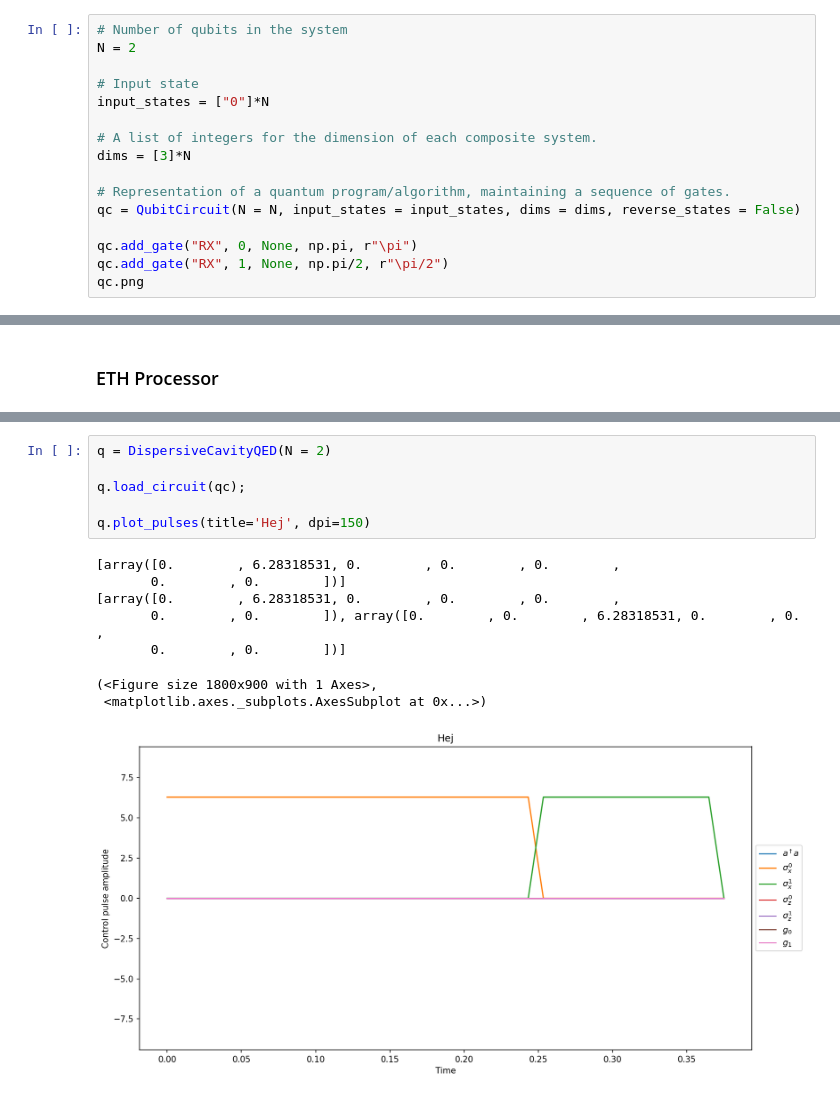
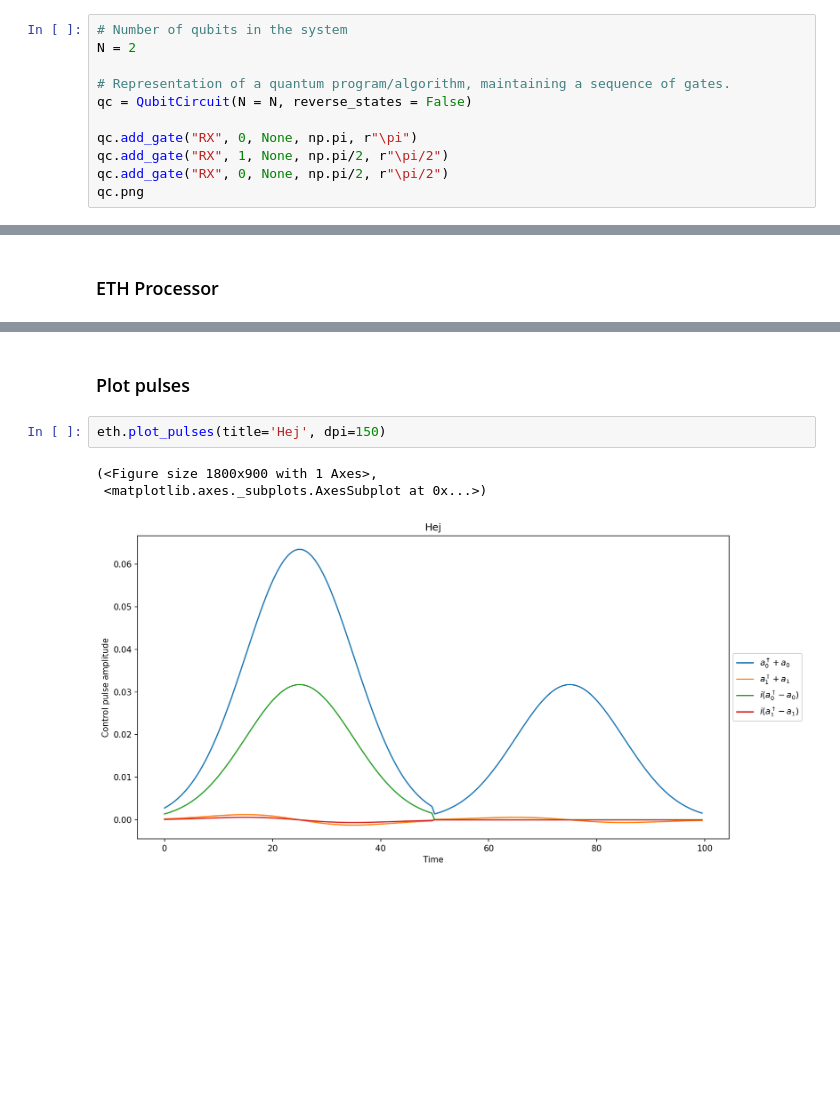
Before and after one commit to ingstra/ETH, a Jupyter notebook: Testing.ipynb, the cells around one changed output, grey strips where cells are left out. Saved outputs shown, nothing was run; the diff lists cells and outputs as text; blank space fills up the shorter version.

```diff
--- a/Testing.ipynb
+++ b/Testing.ipynb
@@ -67,16 +84,11 @@ shape self.coeff_list (2, 297)
 # Number of qubits in the system
 N = 2
 
-# Input state
-input_states = ["0"]*N
-
-# A list of integers for the dimension of each composite system.
-dims = [3]*N
-
 # Representation of a quantum program/algorithm, maintaining a sequence of gates.
-qc = QubitCircuit(N = N, input_states = input_states, dims = dims, reverse_states = False)
+qc = QubitCircuit(N = N, reverse_states = False)
 
 qc.add_gate("RX", 0, None, np.pi, r"\pi")
 qc.add_gate("RX", 1, None, np.pi/2, r"\pi/2")
+qc.add_gate("RX", 0, None, np.pi/2, r"\pi/2")
 qc.png
 # %% [output]
@@ -109,15 +122,8 @@ shape self.coeff_list (4, 198)
+# %% [markdown]
+### Plot pulses
 # %%
-q = DispersiveCavityQED(N = 2)
-
-q.load_circuit(qc);
-
-q.plot_pulses(title='Hej', dpi=150)
+eth.plot_pulses(title='Hej', dpi=150)
 # %% [output]
-[array([0.        , 6.28318531, 0.        , 0.        , 0.        ,
-       0.        , 0.        ])]
-[array([0.        , 6.28318531, 0.        , 0.        , 0.        ,
-       0.        , 0.        ]), array([0.        , 0.        , 6.28318531, 0.        , 0.        ,
-       0.        , 0.        ])]
+(<Figure size 1800x900 with 1 Axes>,
+ <matplotlib.axes._subplots.AxesSubplot at 0x...>)
-(<Figure size 1800x900 with 1 Axes>,
- <matplotlib.axes._subplots.AxesSubplot at 0x...>)
-[figure, old version]
+[figure, new version]
```
Also changed, not shown: parts of 22 cells of this notebook, 2 other files.
